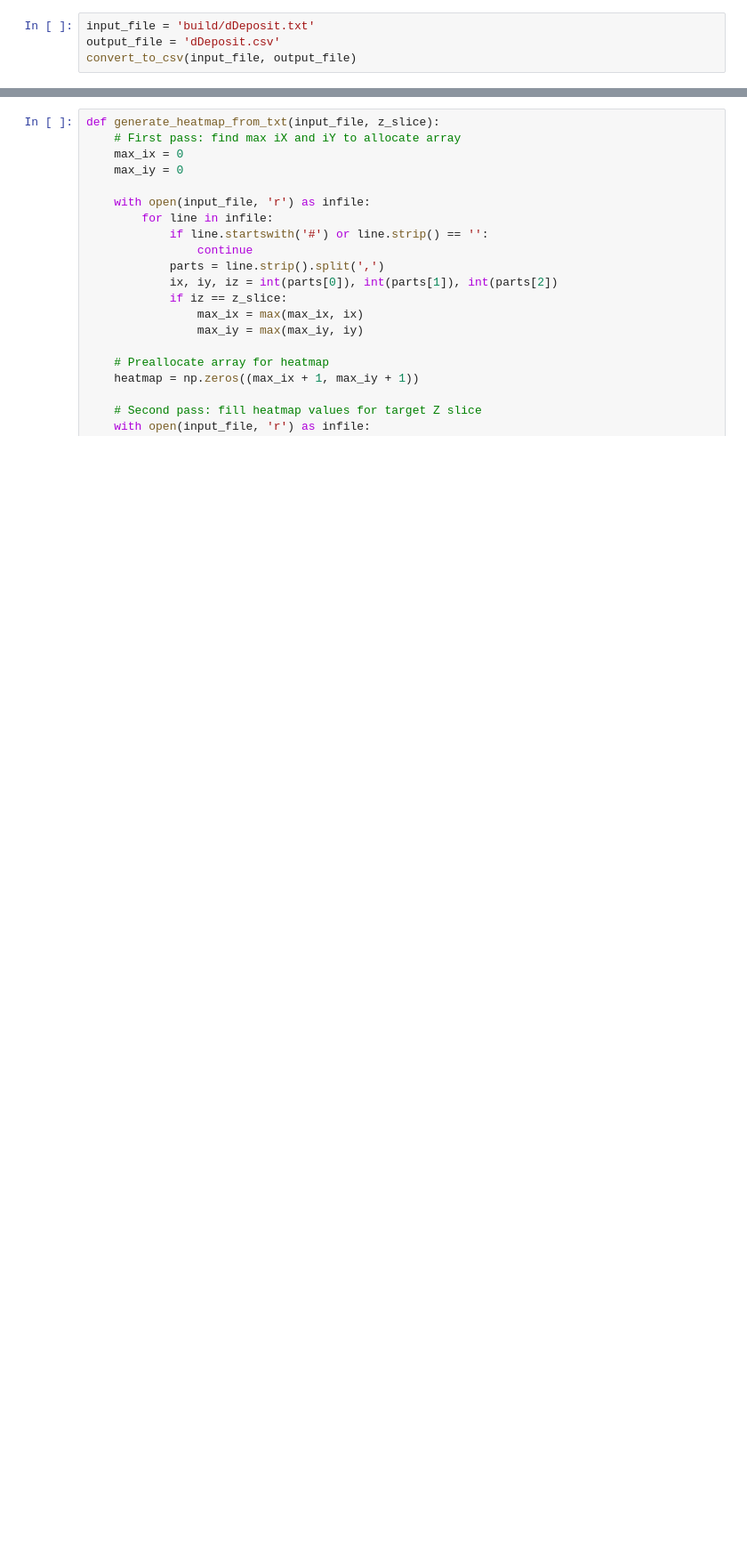
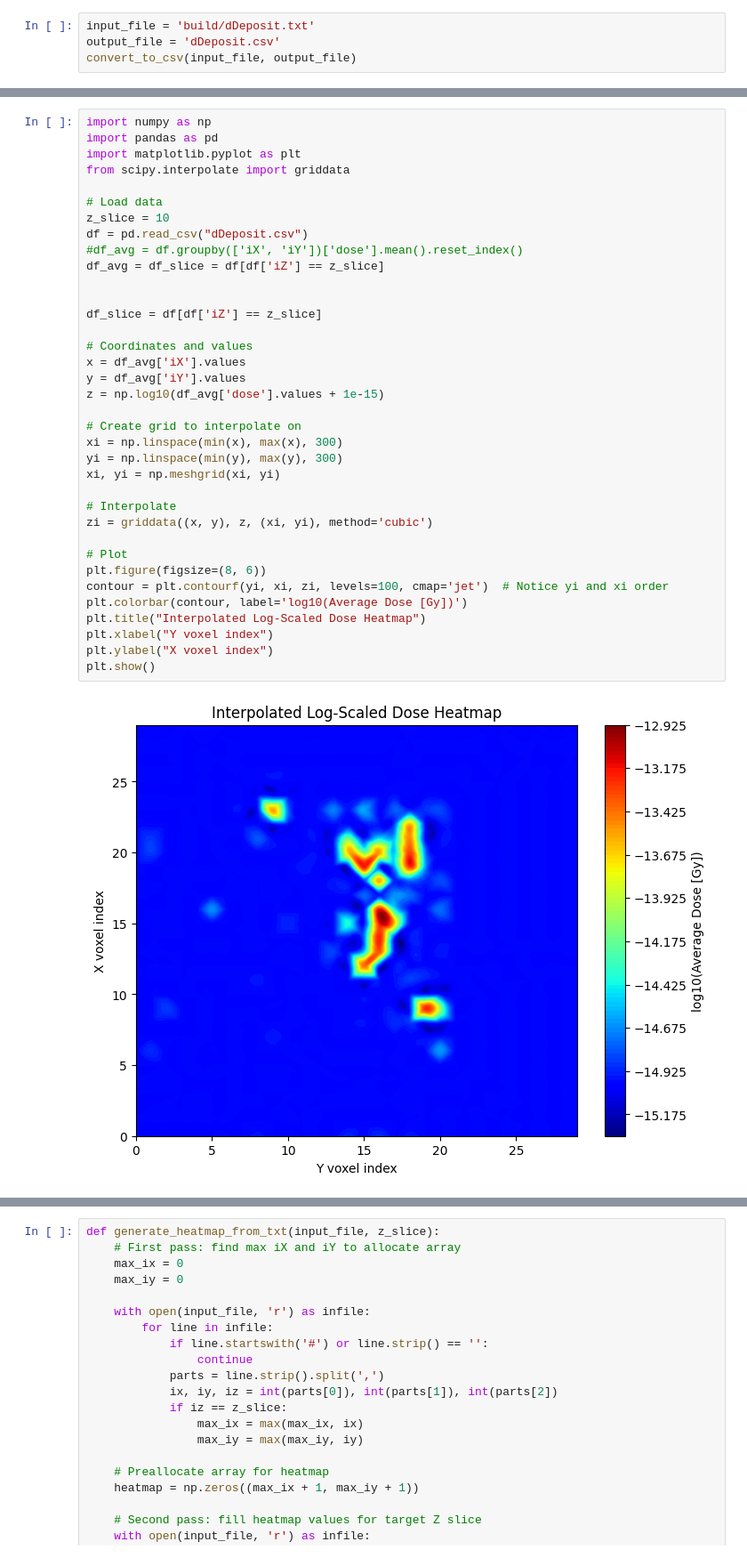
Before and after one commit to waleey/RE03, a Jupyter notebook: analysis.ipynb, the cells around one changed output, grey strips where cells are left out. Shown at 89% size. Saved outputs shown, nothing was run; the diff lists cells and outputs as text; blank space fills up the shorter version.

```diff
--- a/analysis.ipynb
+++ b/analysis.ipynb
@@ -59 +62,39 @@ plt.show()
+# %%
+import numpy as np
+import pandas as pd
+import matplotlib.pyplot as plt
+from scipy.interpolate import griddata
+
+# Load data
+z_slice = 10
+df = pd.read_csv("dDeposit.csv")
+#df_avg = df.groupby(['iX', 'iY'])['dose'].mean().reset_index()
+df_avg = df_slice = df[df['iZ'] == z_slice]
+
+
+df_slice = df[df['iZ'] == z_slice]
+
+# Coordinates and values
+x = df_avg['iX'].values
+y = df_avg['iY'].values
+z = np.log10(df_avg['dose'].values + 1e-15)
+
+# Create grid to interpolate on
+xi = np.linspace(min(x), max(x), 300)
+yi = np.linspace(min(y), max(y), 300)
+xi, yi = np.meshgrid(xi, yi)
+
+# Interpolate
+zi = griddata((x, y), z, (xi, yi), method='cubic')
+
+# Plot
+plt.figure(figsize=(8, 6))
+contour = plt.contourf(yi, xi, zi, levels=100, cmap='jet')  # Notice yi and xi order
+plt.colorbar(contour, label='log10(Average Dose [Gy])')
+plt.title("Interpolated Log-Scaled Dose Heatmap")
+plt.xlabel("Y voxel index")
+plt.ylabel("X voxel index")
+plt.show()
+# %% [output]
+[figure, added]
 # %%
```
Also changed, not shown: parts of 3 cells of this notebook, 4 other files.
